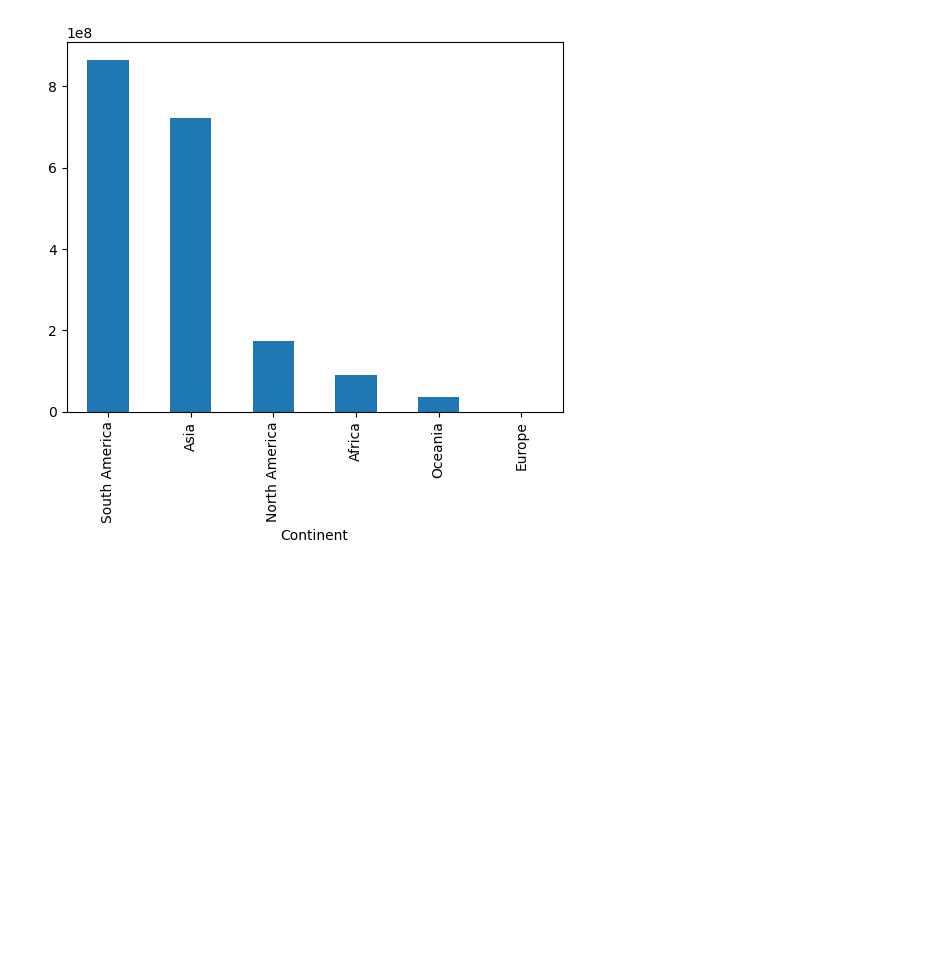
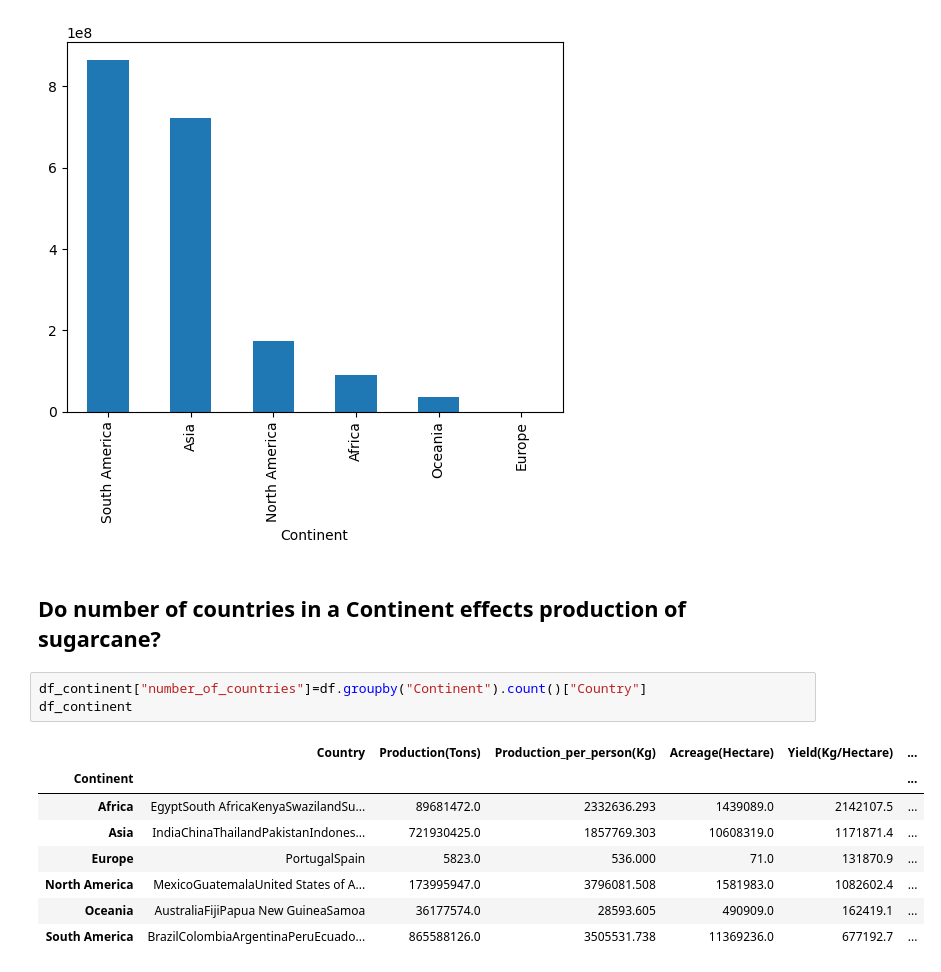
Before and after one commit to muskan-96/Data_Analysis_Projects, a Jupyter notebook: Sugarcane_Production_EDA/Sugarcane EDA.ipynb, the cells around one changed output. Saved outputs shown, nothing was run; the diff lists cells and outputs as text; blank space fills up the shorter version.

```diff
--- a/Sugarcane_Production_EDA/Sugarcane EDA.ipynb
+++ b/Sugarcane_Production_EDA/Sugarcane EDA.ipynb
@@ -353,3 +364,17 @@ df_continent["Production(Tons)"].sort_values(ascending =  False).plot(kind = "ba
 # %% [output]
 <Axes: xlabel='Continent'>
 [figure]
+# %% [markdown]
+## Do number of countries in a Continent effects production of sugarcane?
+# %%
+df_continent["number_of_countries"]=df.groupby("Continent").count()["Country"]
+df_continent
+# %% [output]
+|  | Country | Production(Tons) | Production_per_person(Kg) | Acreage(Hectare) | Yield(Kg/Hectare) | ... |
+| Continent |  |  |  |  |  | ... |
+| Africa | EgyptSouth AfricaKenyaSwazilandSu... | 89681472.0 | 2332636.293 | 1439089.0 | 2142107.5 | ... |
+| Asia | IndiaChinaThailandPakistanIndones... | 721930425.0 | 1857769.303 | 10608319.0 | 1171871.4 | ... |
+| Europe | PortugalSpain | 5823.0 | 536.000 | 71.0 | 131870.9 | ... |
+| North America | MexicoGuatemalaUnited States of A... | 173995947.0 | 3796081.508 | 1581983.0 | 1082602.4 | ... |
+| Oceania | AustraliaFijiPapua New GuineaSamoa | 36177574.0 | 28593.605 | 490909.0 | 162419.1 | ... |
+| South America | BrazilColombiaArgentinaPeruEcuado... | 865588126.0 | 3505531.738 | 11369236.0 | 677192.7 | ... |
```
Also changed, not shown: parts of 20 cells of this notebook, 1 other file.
